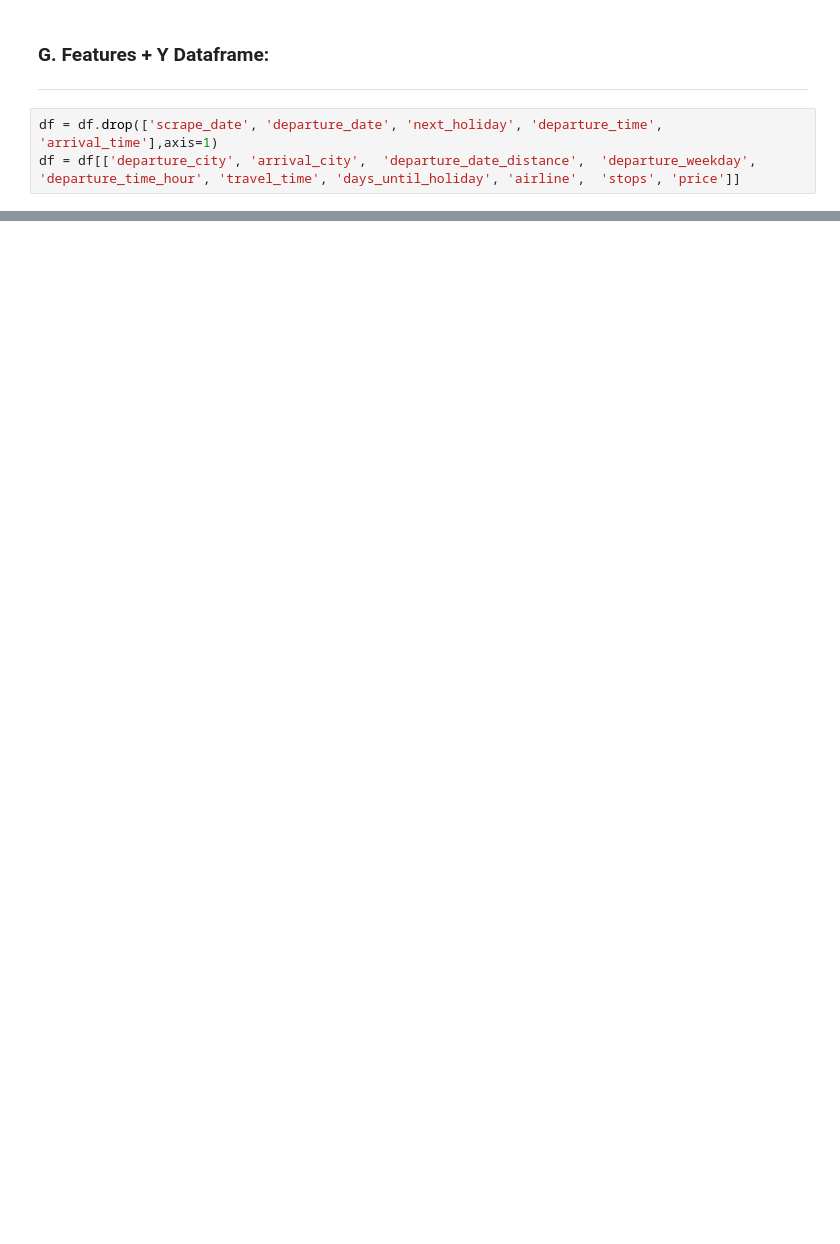
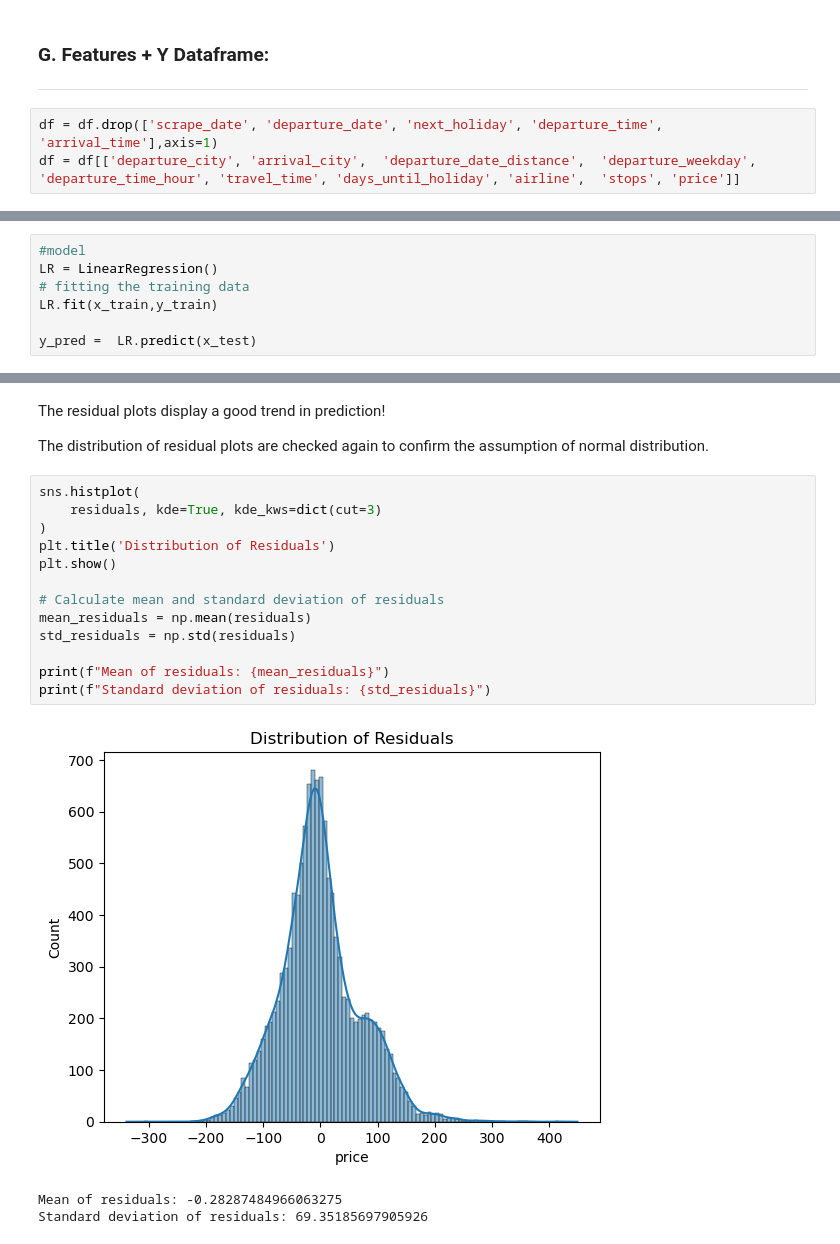
Before and after one commit to joss-thu/MLProj-GermanAirFares, a Jupyter notebook: German_Air_fares/ML_Project_AirFares.ipynb, the cells around one changed output, grey strips where cells are left out. Cells and saved outputs as stored; diff of their text form; blank space fills up the shorter version.

```diff
--- a/German_Air_fares/ML_Project_AirFares.ipynb
+++ b/German_Air_fares/ML_Project_AirFares.ipynb
@@ -283,0 +342,7 @@ df = df[['departure_city', 'arrival_city',	'departure_date_distance',	'departure
+# %%
+#model
+LR = LinearRegression()
+# fitting the training data
+LR.fit(x_train,y_train)
+
+y_pred =  LR.predict(x_test)
@@ -283,0 +569,21 @@ df = df[['departure_city', 'arrival_city',	'departure_date_distance',	'departure
+# %% [markdown]
+The residual plots display a good trend in prediction!
+
+The distribution of residual plots are checked again to confirm the assumption of normal distribution.
+# %%
+sns.histplot(
+    residuals, kde=True, kde_kws=dict(cut=3)
+)
+plt.title('Distribution of Residuals')
+plt.show()
+
+# Calculate mean and standard deviation of residuals
+mean_residuals = np.mean(residuals)
+std_residuals = np.std(residuals)
+
+print(f"Mean of residuals: {mean_residuals}")
+print(f"Standard deviation of residuals: {std_residuals}")
+# %% [output]
+[figure, added]
+Mean of residuals: -0.28287484966063275
+Standard deviation of residuals: 69.35185697905926
```
Also changed, not shown: parts of 37 cells of this notebook.
